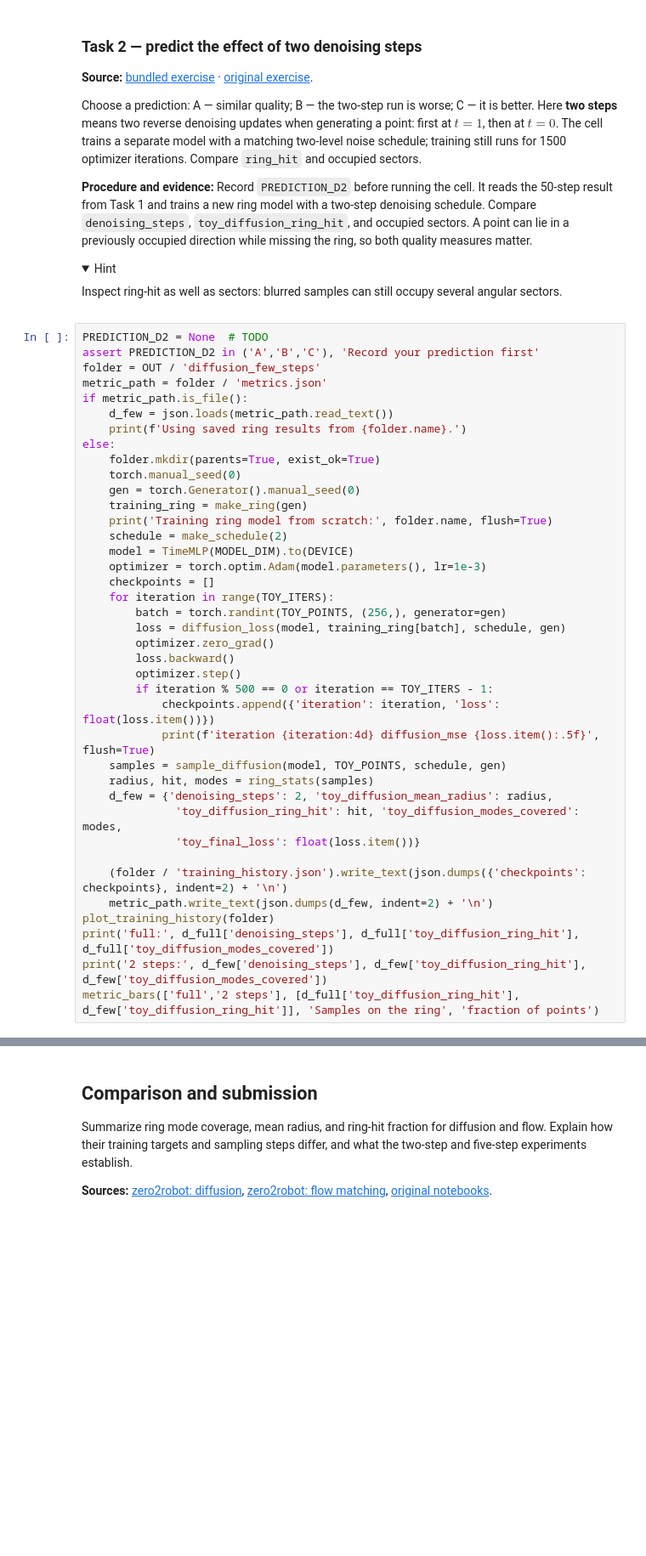
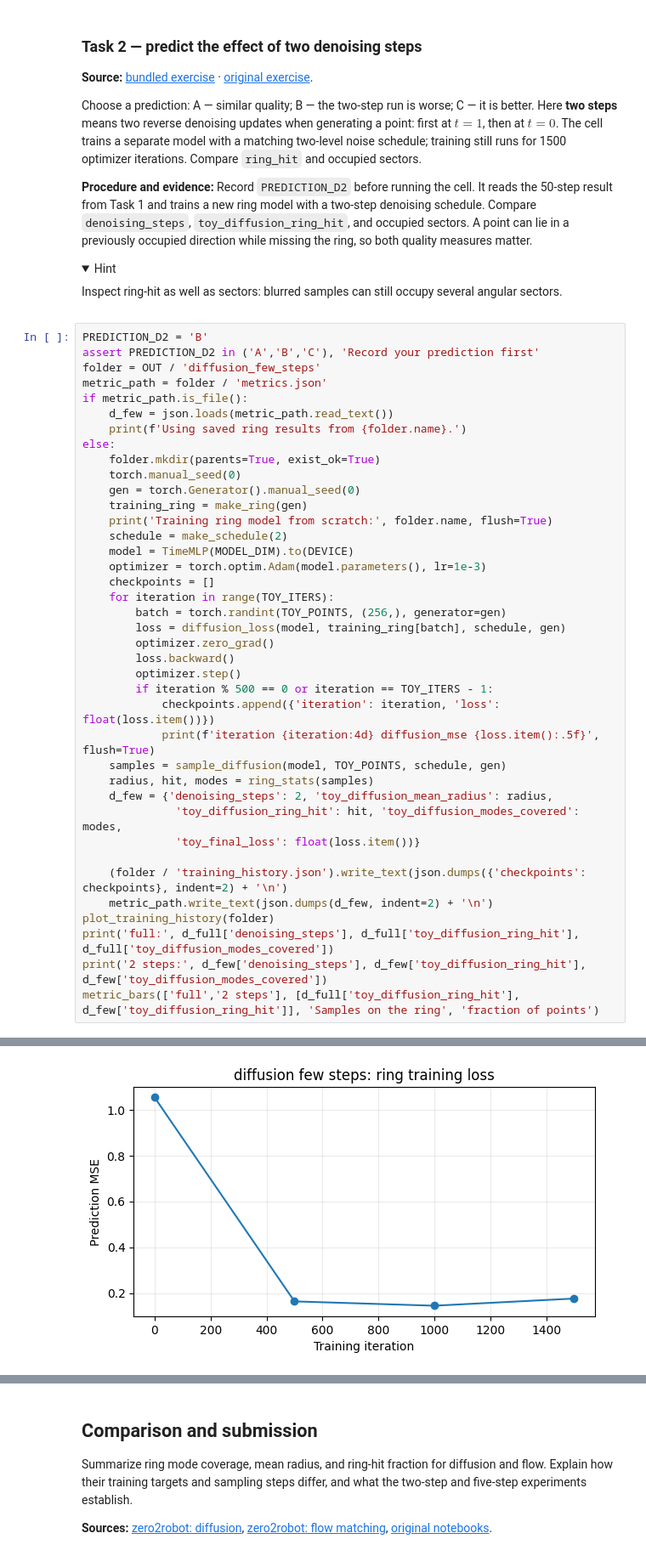
Before and after one commit to JohnSili/multimodal-vla-course, a Jupyter notebook: 03-diffusion-policy-flow-matching/seminar_03_diffusion_flow_student.ipynb, the cells around one changed output, grey strips where cells are left out. Shown at 85% size. Drawn from its saved outputs; the diff is of its cells as text; folded sections open; blank space fills up the shorter version.

```diff
--- a/03-diffusion-policy-flow-matching/seminar_03_diffusion_flow_student.ipynb
+++ b/03-diffusion-policy-flow-matching/seminar_03_diffusion_flow_student.ipynb
@@ -360,7 +375,7 @@ Inspect ring-hit as well as sectors: blurred samples can still occupy several an
 
 </details>
 # %%
-PREDICTION_D2 = None  # TODO
+PREDICTION_D2 = 'B'
 assert PREDICTION_D2 in ('A','B','C'), 'Record your prediction first'
 folder = OUT / 'diffusion_few_steps'
 metric_path = folder / 'metrics.json'
@@ -398,3 +413,4 @@ plot_training_history(folder)
 print('full:', d_full['denoising_steps'], d_full['toy_diffusion_ring_hit'], d_full['toy_diffusion_modes_covered'])
 print('2 steps:', d_few['denoising_steps'], d_few['toy_diffusion_ring_hit'], d_few['toy_diffusion_modes_covered'])
 metric_bars(['full','2 steps'], [d_full['toy_diffusion_ring_hit'], d_few['toy_diffusion_ring_hit']], 'Samples on the ring', 'fraction of points')
+# %% [output]
@@ -400,0 +422 @@ metric_bars(['full','2 steps'], [d_full['toy_diffusion_ring_hit'], d_few['toy_di
+[figure, added]
```
Also changed, not shown: parts of 24 cells of this notebook.
